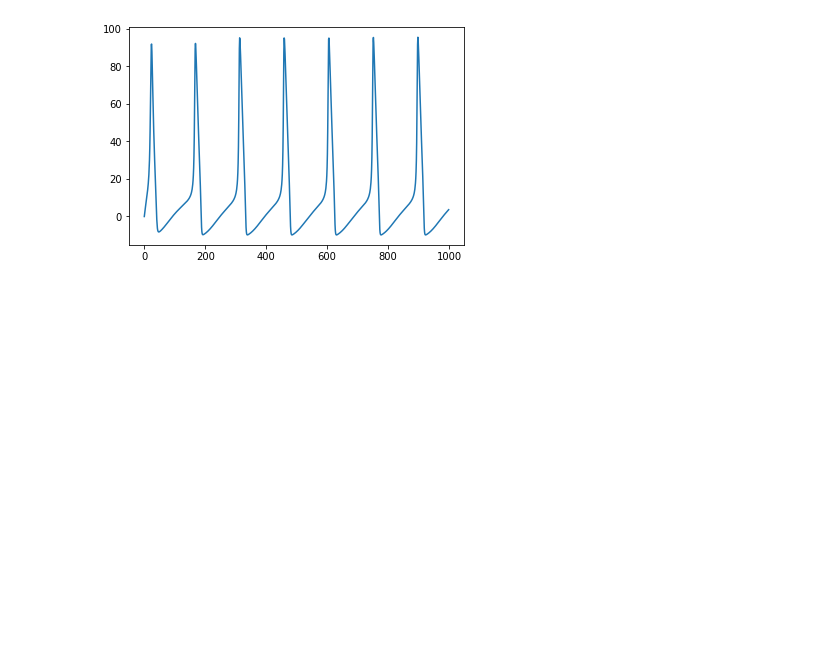
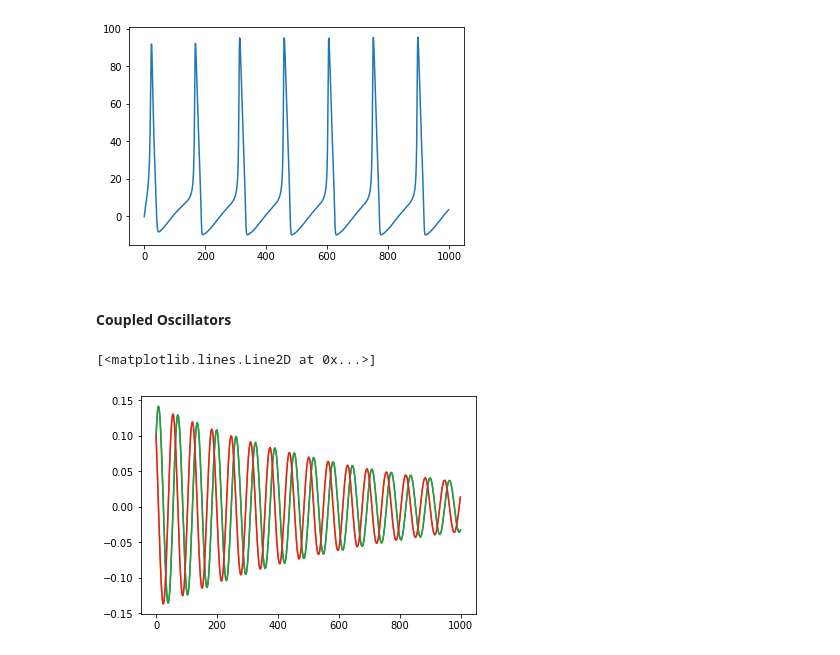
Before and after one commit to zthurman/fizzpy, a Jupyter notebook: Notebooks/Fractal Dynamics.ipynb, the cells around one changed output. Saved outputs shown, nothing was run; the diff lists cells and outputs as text; code cells hidden in the pictures; blank space fills up the shorter version.

Commit message:
added coupled oscillators

```diff
--- a/Notebooks/Fractal Dynamics.ipynb
+++ b/Notebooks/Fractal Dynamics.ipynb
@@ -216,3 +212,39 @@ plt.plot(-i)
 # %% [output]
 [<matplotlib.lines.Line2D at 0x...>]
 [figure]
+# %% [markdown]
+#### Coupled Oscillators
+# %%
+b = 0.007
+k1 = 0.27
+k2 = 0.027
+m = 0.25
+
+# x[1],
+#                      -(k1/m)*x[0] + (k2/m)*x[2] - (b/m)*x[1],
+#                      x[3],
+#                      (k2/m)*x[0] - (k1/m)*x[2] - (b/m)*x[3]
+
+def coupledoscillators_equation(state, t):
+    x, y, x1, y1 = tf.unstack(state)
+    dx = y
+    dy = -(k1/m)*x + (k2/m)*x1 - (b/m)*y
+    dx1 = y1
+    dy1 = (k2/m)*x - (k1/m)*x1 - (b/m)*y1
+    return tf.stack([dx, dy, dx1, dy1])
+
+init_state = tf.constant([0.1, 0.1, 0.1, 0.1], dtype=tf.float64)
+t = np.linspace(0, 100, num=1000)
+tensor_state, tensor_info = tf.contrib.integrate.odeint(
+    coupledoscillators_equation, init_state, t, full_output=True)
+
+sess = tf.Session()
+state, info = sess.run([tensor_state, tensor_info])
+x, y, x1, y1 = state.T
+plt.plot(x)
+plt.plot(y)
+plt.plot(x1)
+plt.plot(y1)
+# %% [output]
+[<matplotlib.lines.Line2D at 0x...>]
+[figure, added]
```
Also changed, not shown: parts of 1 cell of this notebook.
